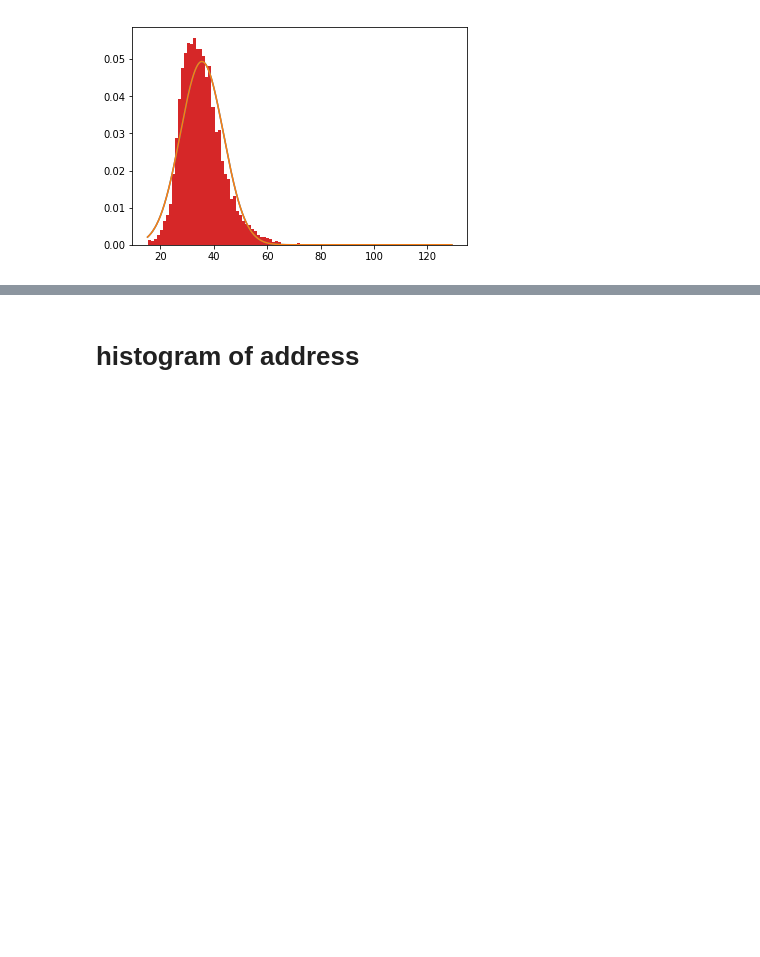
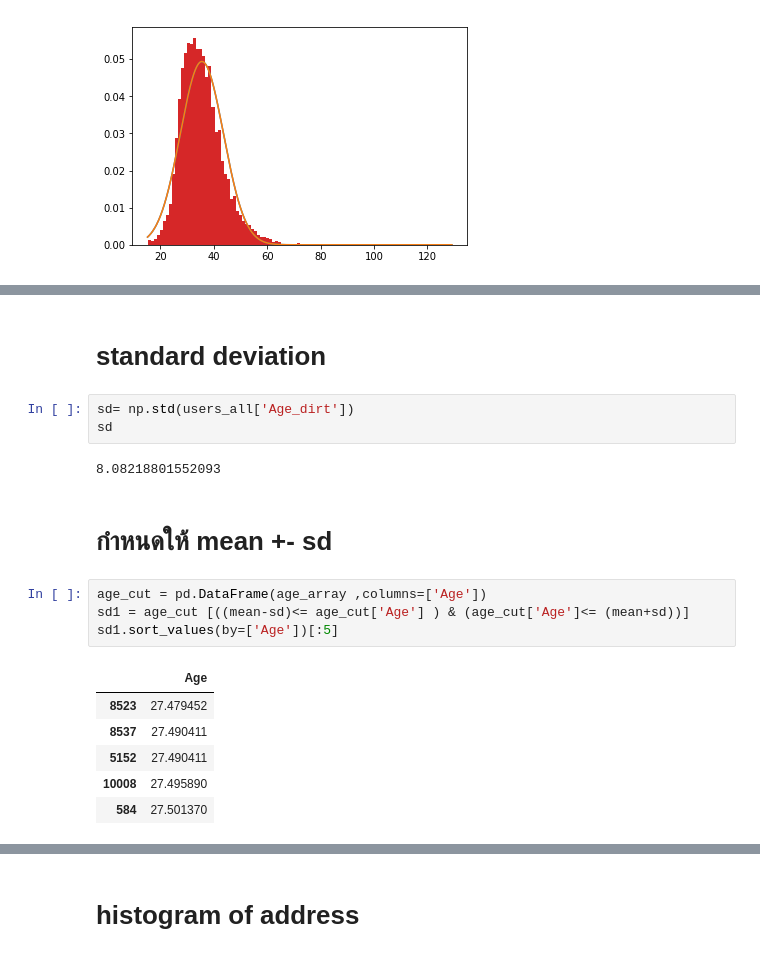
Before and after one commit to Kanbc/recommender-systems, a Jupyter notebook: explore/user.ipynb, the cells around one changed output, grey strips where cells are left out. Saved outputs shown, nothing was run; the diff lists cells and outputs as text; blank space fills up the shorter version.

```diff
--- a/explore/user.ipynb
+++ b/explore/user.ipynb
@@ -119,0 +131,20 @@ pl.show()
+# %% [markdown]
+# standard deviation
+# %%
+sd= np.std(users_all['Age_dirt'])
+sd
+# %% [output]
+8.08218801552093
+# %% [markdown]
+# กำหนดให้ mean +- sd
+# %%
+age_cut = pd.DataFrame(age_array ,columns=['Age'])
+sd1 = age_cut [((mean-sd)<= age_cut['Age'] ) & (age_cut['Age']<= (mean+sd))]
+sd1.sort_values(by=['Age'])[:5]
+# %% [output]
+|  | Age |
+| 8523 | 27.479452 |
+| 8537 | 27.490411 |
+| 5152 | 27.490411 |
+| 10008 | 27.495890 |
+| 584 | 27.501370 |
```
Also changed, not shown: parts of 28 cells of this notebook.
